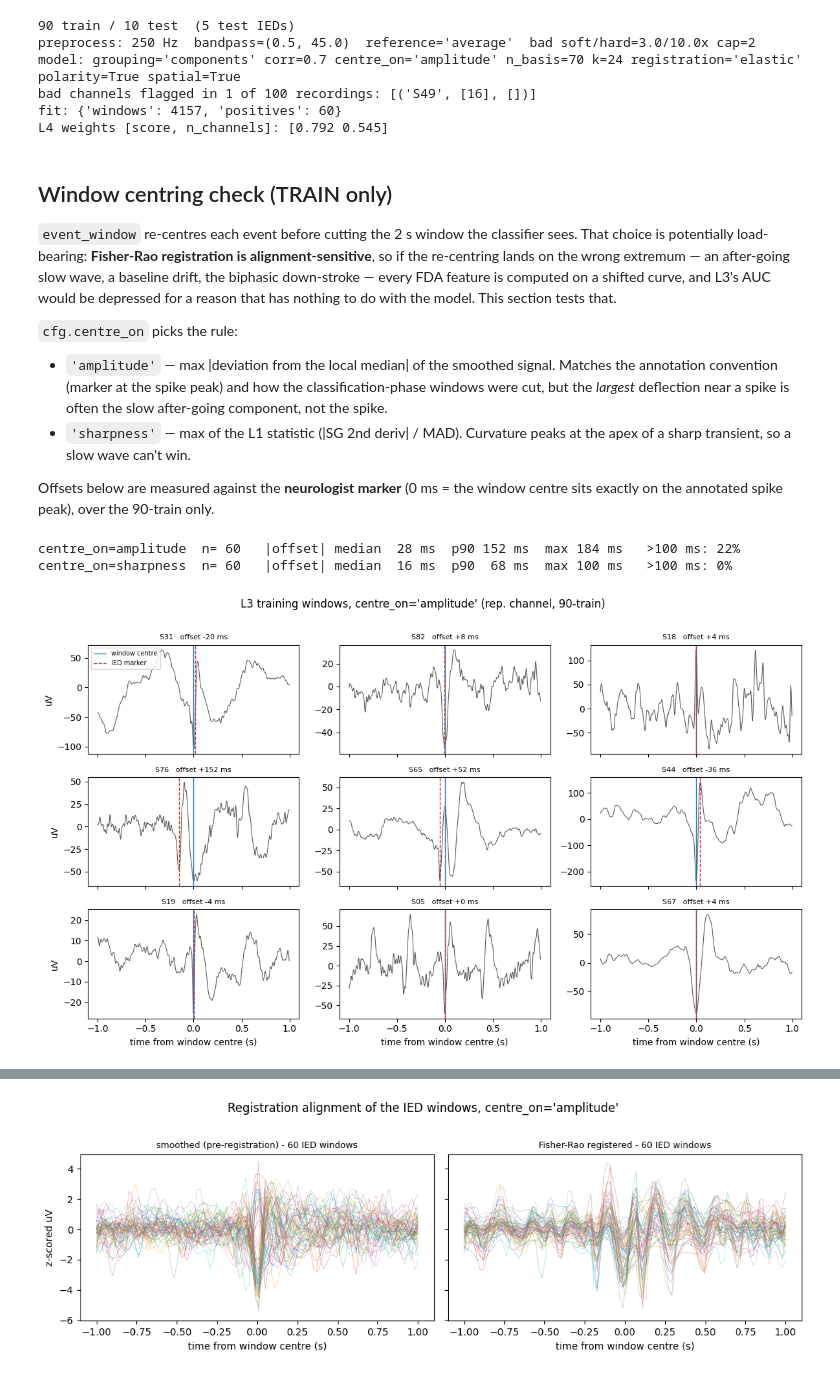
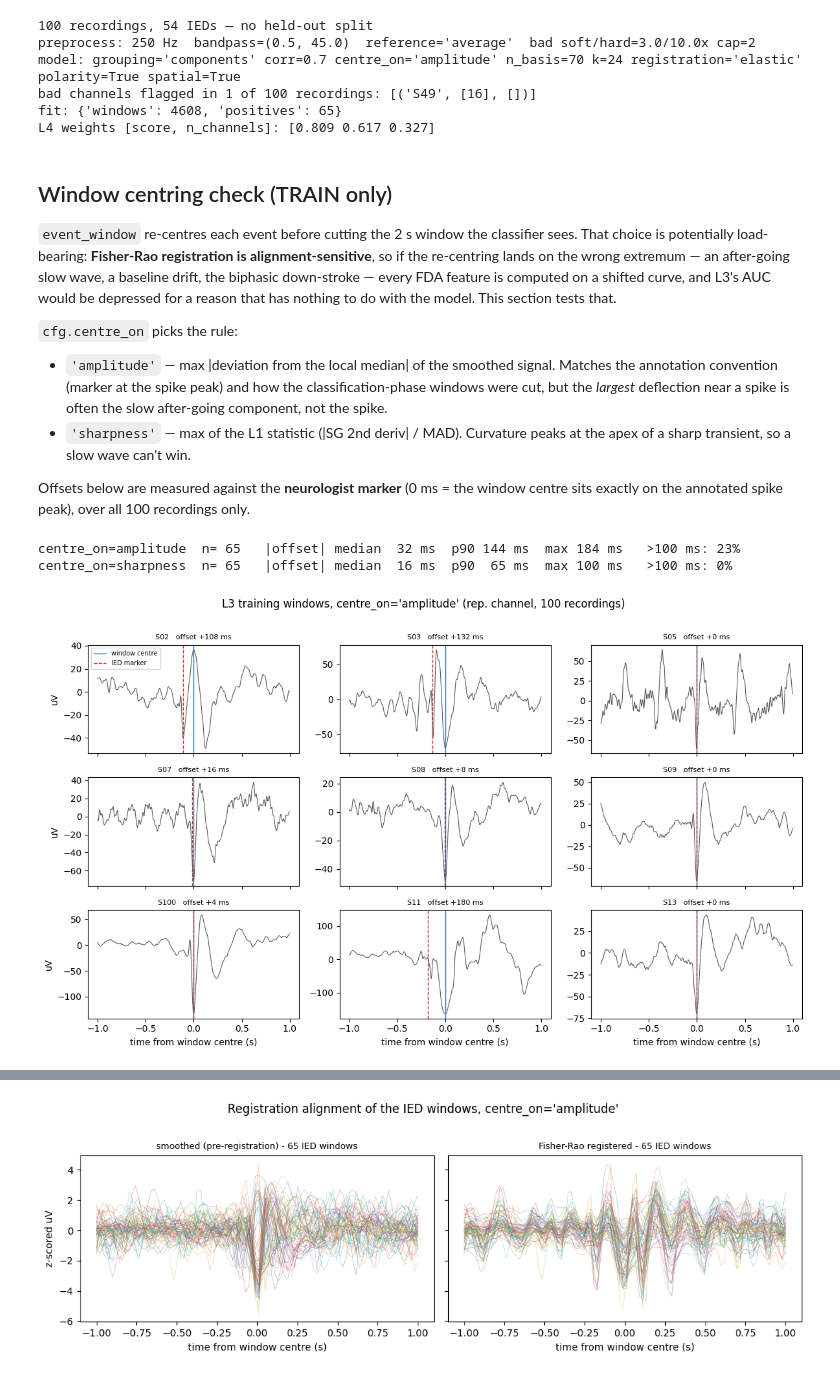
Before and after one commit to kavyavijaysankar/IED_Detection_EEG, a Jupyter notebook: IED Detection/detection_run.ipynb, the cells around one changed output, grey strips where cells are left out. Saved outputs shown, nothing was run; the diff lists cells and outputs as text; code cells hidden in the pictures.

```diff
--- a/IED Detection/detection_run.ipynb
+++ b/IED Detection/detection_run.ipynb
@@ -22,21 +26,21 @@ from classify_loader import load_CSV
 from detect_data import load_dataset, stratified_split
 from detection import Config, DetectionPipeline
 import detect_metrics as M
+import detect_plots as P
 
 cfg = Config()
 man = load_CSV(Path('..') / 'Kural_Dataset' / 'eeg_summary.csv')
-train_df, test_df = stratified_split(man, n_test=cfg.n_test, seed=cfg.split_seed)   # 90 / 10, deterministic
+train_df, _ = stratified_split(man, n_test=cfg.n_test, seed=cfg.split_seed)   # n_test=0: all 100 train
 REC = Path('..') / 'Kural_Dataset' / 'Recordings'
 train = load_dataset(train_df, REC, cfg)   # pass cfg: preprocessing must match what the model is
-test  = load_dataset(test_df, REC, cfg)    # built with, or data and model silently diverge
-print(f"{len(train)} train / {len(test)} test  ({sum(r['epi'] for r in test)} test IEDs)")
+print(f"{len(train)} recordings, {sum(r['epi'] for r in train)} IEDs — no held-out split")
 print(f"preprocess: {cfg.sfreq:.0f} Hz  bandpass={cfg.bandpass}  reference={cfg.reference!r}  "
       f"bad soft/hard={cfg.bad_soft_factor}/{cfg.bad_hard_factor}x cap={cfg.max_interpolate}")
 print(f"model: grouping={cfg.grouping!r} corr={cfg.corr_threshold} centre_on={cfg.centre_on!r} "
       f"n_basis={cfg.n_basis} k={cfg.n_components} registration={cfg.registration!r} "
       f"polarity={cfg.polarity_feature} spatial={cfg.spatial_feature}")
-bad = [(r["fid"], r["bad_soft"], r["bad_hard"]) for r in train + test if r["bad_soft"] or r["bad_hard"]]
-print(f"bad channels flagged in {len(bad)} of {len(train) + len(test)} recordings: {bad}")
+bad = [(r["fid"], r["bad_soft"], r["bad_hard"]) for r in train if r["bad_soft"] or r["bad_hard"]]
+print(f"bad channels flagged in {len(bad)} of {len(train)} recordings: {bad}")
 
 pipe = DetectionPipeline(cfg).fit(train)     # trains L3 on consolidated TRAIN candidates only
 print('fit:', pipe.train_stats_)
@@ -44,12 +48,12 @@ if pipe.l4 is not None:                      # L4 event decision: (L3 score, n_c
     print('L4 weights [score, n_channels]:', pipe.l4[1].coef_[0].round(3))
 pipe.save('../detect_model.joblib')          # shippable model (Config + fitted classifier)
 # %% [output]
-90 train / 10 test  (5 test IEDs)
+100 recordings, 54 IEDs — no held-out split
 preprocess: 250 Hz  bandpass=(0.5, 45.0)  reference='average'  bad soft/hard=3.0/10.0x cap=2
 model: grouping='components' corr=0.7 centre_on='amplitude' n_basis=70 k=24 registration='elastic' polarity=True spatial=True
 bad channels flagged in 1 of 100 recordings: [('S49', [16], [])]
-fit: {'windows': 4157, 'positives': 60}
-L4 weights [score, n_channels]: [0.792 0.545]
+fit: {'windows': 4608, 'positives': 65}
+L4 weights [score, n_channels]: [0.809 0.617 0.327]
 # %% [markdown]
 ## Window centring check (TRAIN only)
 
@@ -67,7 +71,7 @@ do with the model. This section tests that.
   transient, so a slow wave can't win.
 
 Offsets below are measured against the **neurologist marker** (0 ms = the window centre sits exactly on
-the annotated spike peak), over the 90-train only.
+the annotated spike peak), over all 100 recordings only.
 # %%
 import numpy as np, matplotlib.pyplot as plt
 from dataclasses import replace
@@ -79,34 +83,34 @@ for mode in ('amplitude', 'sharpness'):
     print(f"centre_on={mode:<10s} n={len(a):3d}   |offset| median {np.median(a):3.0f} ms  "
           f"p90 {np.percentile(a, 90):3.0f} ms  max {a.max():3.0f} ms   >100 ms: {(a > 100).mean():.0%}")
 # %% [output]
-centre_on=amplitude  n= 60   |offset| median  28 ms  p90 152 ms  max 184 ms   >100 ms: 22%
-centre_on=sharpness  n= 60   |offset| median  16 ms  p90  68 ms  max 100 ms   >100 ms: 0%
+centre_on=amplitude  n= 65   |offset| median  32 ms  p90 144 ms  max 184 ms   >100 ms: 23%
+centre_on=sharpness  n= 65   |offset| median  16 ms  p90  65 ms  max 100 ms   >100 ms: 0%
 # %%
 # eyeball 9 IED windows (one per recording) under the configured rule: centre should sit on the marker
 W, offs, fids = off[cfg.centre_on]
 seen, pick = set(), []
 for i, f in enumerate(fids):
     if f not in seen:
         seen.add(f); pick.append(i)
 t = (np.arange(W.shape[1]) - W.shape[1] // 2) / cfg.sfreq
 
 fig, axs = plt.subplots(3, 3, figsize=(12, 7), sharex=True)
 for ax, i in zip(axs.ravel(), pick[:9]):
     ax.plot(t, W[i], lw=0.8, color='0.35')
     ax.axvline(0, color='C0', lw=1.0, label='window centre')
     ax.axvline(-offs[i] / 1000, color='C3', ls='--', lw=1.0, label='IED marker')
     ax.set_title(f"{fids[i]}   offset {offs[i]:+.0f} ms", fontsize=8)
 axs[0, 0].legend(fontsize=7, loc='upper left')
 for ax in axs[-1]:
     ax.set_xlabel('time from window centre (s)')
 for ax in axs[:, 0]:
     ax.set_ylabel('uV')
-plt.suptitle(f"L3 training windows, centre_on='{cfg.centre_on}' (rep. channel, 90-train)", y=1.01)
+plt.suptitle(f"L3 training windows, centre_on='{cfg.centre_on}' (rep. channel, 100 recordings)", y=1.01)
 plt.tight_layout()
 plt.savefig(f'../figures/detection_window_centring_{cfg.centre_on}.png', dpi=800, bbox_inches='tight')
 plt.show()
 # %% [output]
-[figure, old version]
+[figure, new version]
 # %%
 fig, ax = plt.subplots(figsize=(6.5, 3.2))
 for mode, c in (('amplitude', 'C1'), ('sharpness', 'C0')):
```
Also changed, not shown: parts of 21 cells of this notebook, 32 other files.
